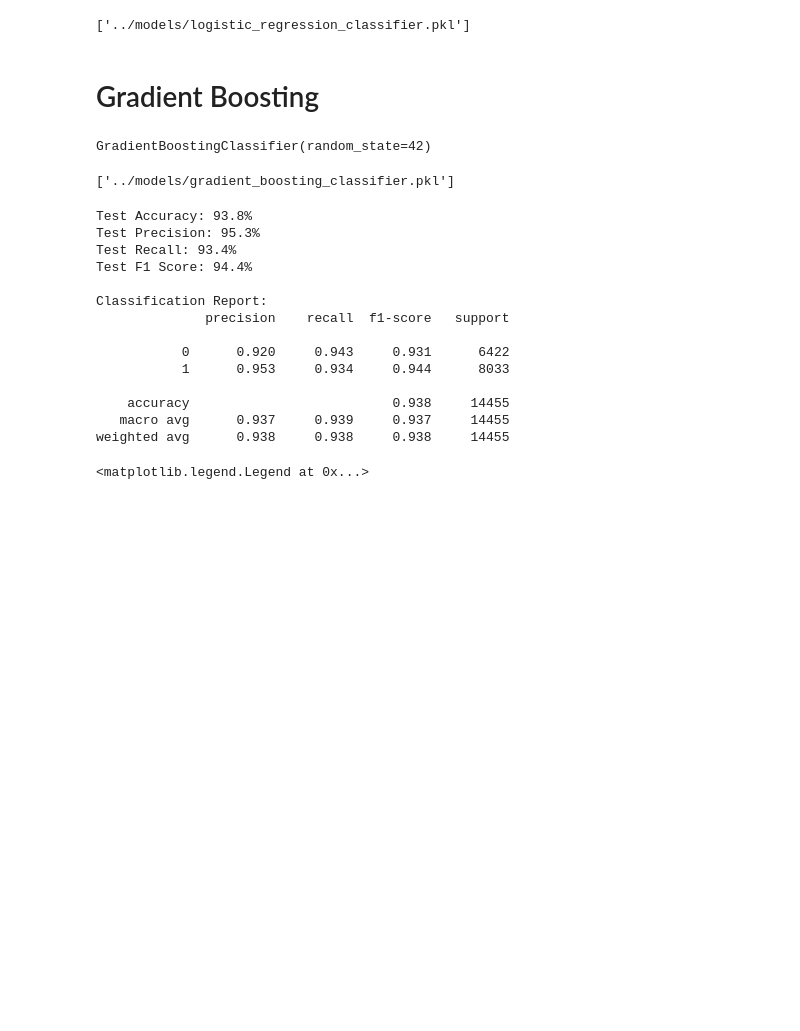
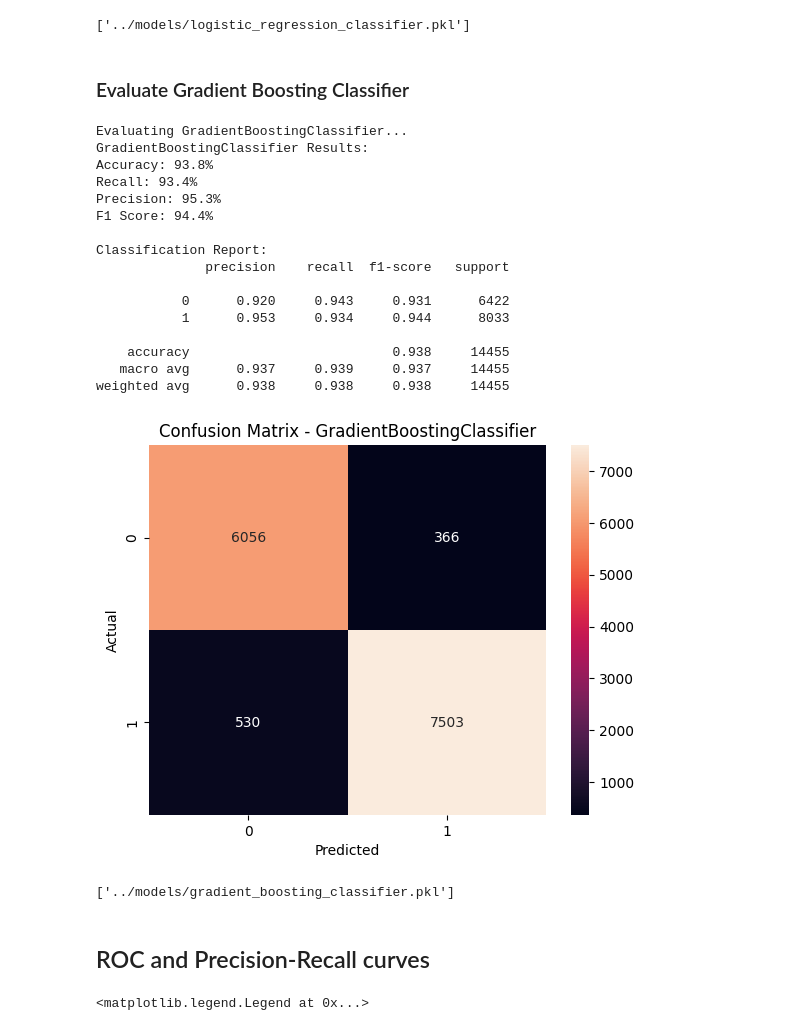
Before and after one commit to rafalradx/churn-shield, a Jupyter notebook: notebooks/project.ipynb, the cells around one changed output. Saved outputs shown, nothing was run; the diff lists cells and outputs as text; code cells hidden in the pictures; blank space fills up the shorter version.

```diff
--- a/notebooks/project.ipynb
+++ b/notebooks/project.ipynb
@@ -273,51 +327,31 @@ joblib.dump(lr_model, '../models/logistic_regression_classifier.pkl')
 # %% [output]
 ['../models/logistic_regression_classifier.pkl']
 # %% [markdown]
-# Gradient Boosting
+### Evaluate Gradient Boosting Classifier
-# %%
-# Define the Gradient Boosting model
-model_GB = GradientBoostingClassifier(n_estimators=100, learning_rate=0.1, max_depth=3, random_state=42)
-
-# Train the model
-model_GB.fit(X_train, y_train)
-# %% [output]
-GradientBoostingClassifier(random_state=42)
+# %%
+evaluate_model(X_test, y_test, model_GB)
+# %% [output]
+Evaluating GradientBoostingClassifier...
+GradientBoostingClassifier Results:
+Accuracy: 93.8%
+Recall: 93.4%
+Precision: 95.3%
+F1 Score: 94.4%
+
+Classification Report:
+              precision    recall  f1-score   support
+
+           0      0.920     0.943     0.931      6422
+           1      0.953     0.934     0.944      8033
+
+    accuracy                          0.938     14455
+   macro avg      0.937     0.939     0.937     14455
+weighted avg      0.938     0.938     0.938     14455
+[figure, added]
 # %%
 # Save the model to a file using joblib
 joblib.dump(model_GB, '../models/gradient_boosting_classifier.pkl')
 # %% [output]
 ['../models/gradient_boosting_classifier.pkl']
-# %%
-# Evaluate the model on the test set
-y_pred = model_GB.predict(X_test)
-y_pred_prob = model_GB.predict_proba(X_test)[:, 1]
-
-# Calculate evaluation metrics
-test_accuracy = model_GB.score(X_test, y_test)
-test_precision = precision_score(y_test, y_pred)
-test_recall = recall_score(y_test, y_pred)
-test_f1 = f1_score(y_test, y_pred)
-
-print(f"Test Accuracy: {test_accuracy * 100:.1f}%")
-print(f"Test Precision: {test_precision * 100:.1f}%")
-print(f"Test Recall: {test_recall * 100:.1f}%")
-print(f"Test F1 Score: {test_f1 * 100:.1f}%")
-
-# Print full classification report
-print("\nClassification Report:")
-print(classification_report(y_test, y_pred, digits=3))
-# %% [output]
-Test Accuracy: 93.8%
-Test Precision: 95.3%
-Test Recall: 93.4%
-Test F1 Score: 94.4%
-
-Classification Report:
-              precision    recall  f1-score   support
-
-           0      0.920     0.943     0.931      6422
-           1      0.953     0.934     0.944      8033
-
-    accuracy                          0.938     14455
-   macro avg      0.937     0.939     0.937     14455
-weighted avg      0.938     0.938     0.938     14455
+# %% [markdown]
+## ROC and Precision-Recall curves
```
Also changed, not shown: parts of 20 cells of this notebook.
